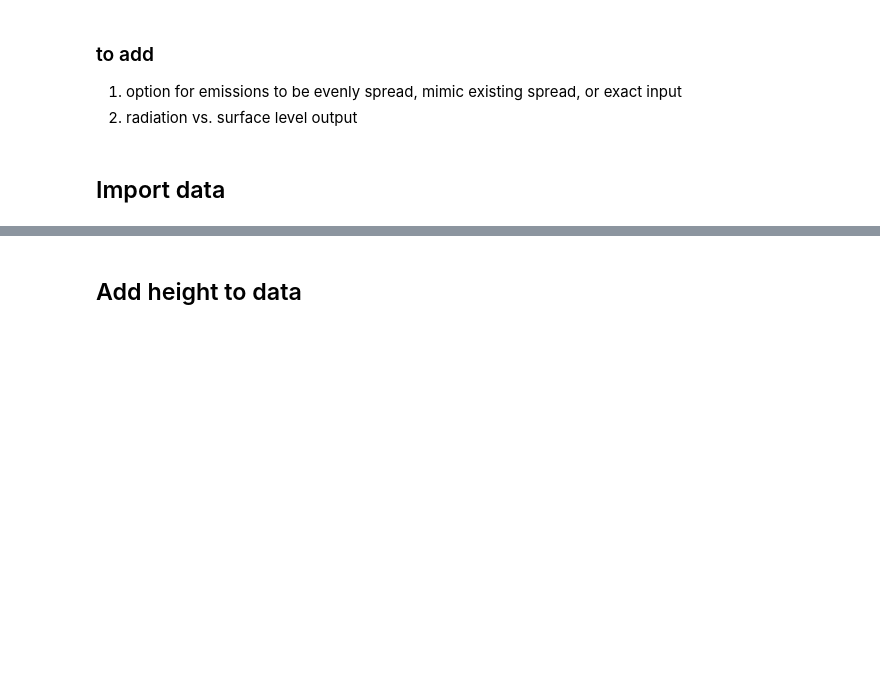
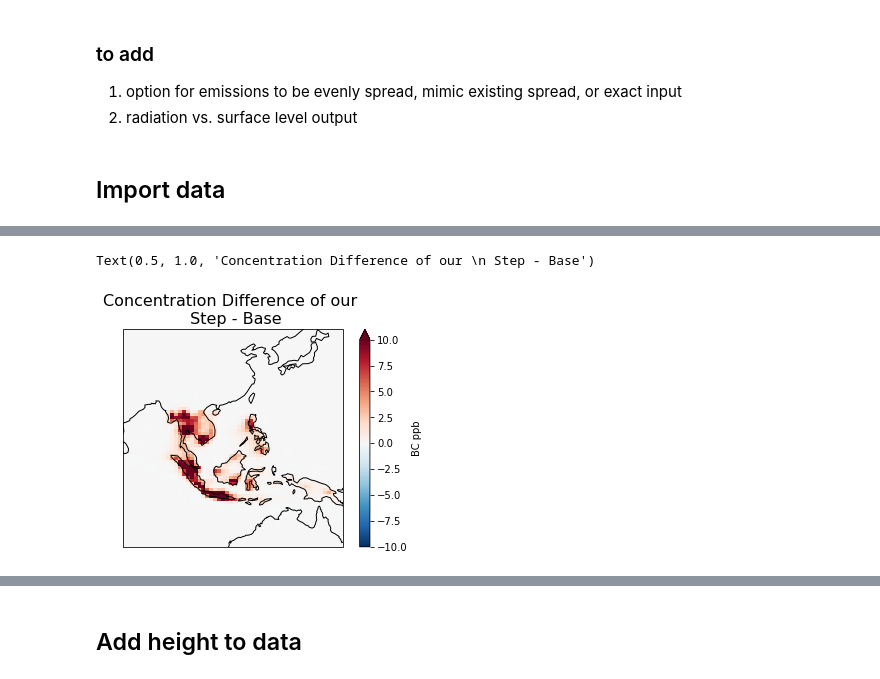
Before and after one commit to lfreese/BC-IRF, a Jupyter notebook: streamlined_GF.ipynb, the cells around one changed output, grey strips where cells are left out. Drawn from its saved outputs; the diff is of its cells as text; code cells hidden in the pictures; blank space fills up the shorter version.

```diff
--- a/streamlined_GF.ipynb
+++ b/streamlined_GF.ipynb
@@ -78,0 +91,9 @@ ds_conc= fix_area_ij_latlon(ds_conc)
+# %%
+fig, ax = plt.subplots(1,1, subplot_kw={'projection':ccrs.PlateCarree()})
+((ds_conc.sel(run = 'delta') - ds_conc.sel(run = 'base'))*1e9).isel(lev = 0, time = 0)['BC_total'].plot(ax = ax, transform = ccrs.PlateCarree(), vmax = 10, vmin = -10, cmap = 'RdBu_r', cbar_kwargs = dict(label='BC ppb'))
+ax.coastlines()
+ax.set_extent([80,150,-20,40])
+plt.title('Concentration Difference of our \n Step - Base', fontsize = 16)
+# %% [output]
+Text(0.5, 1.0, 'Concentration Difference of our \n Step - Base')
+[figure, added]
```
Also changed, not shown: parts of 51 cells of this notebook, 14 other files.
